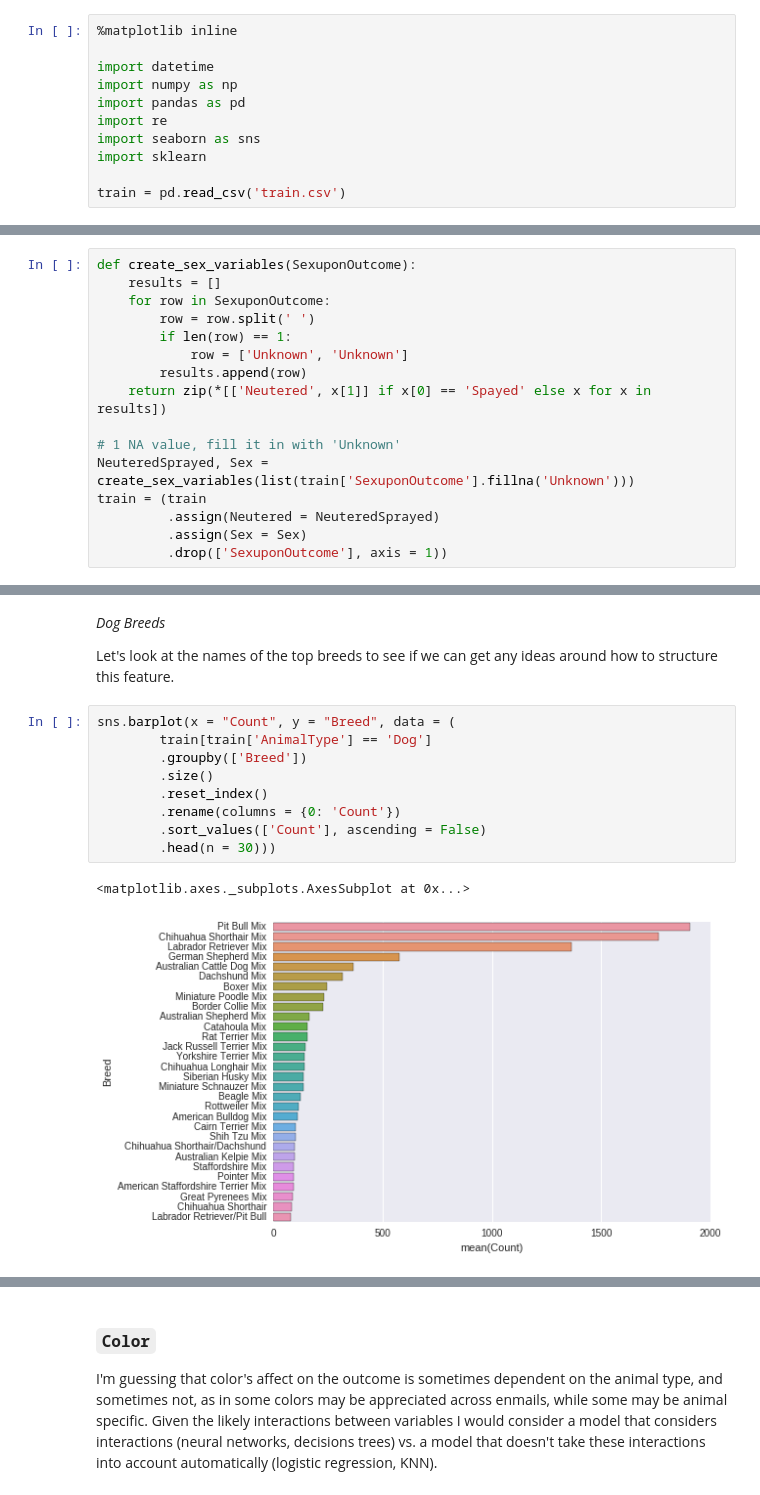
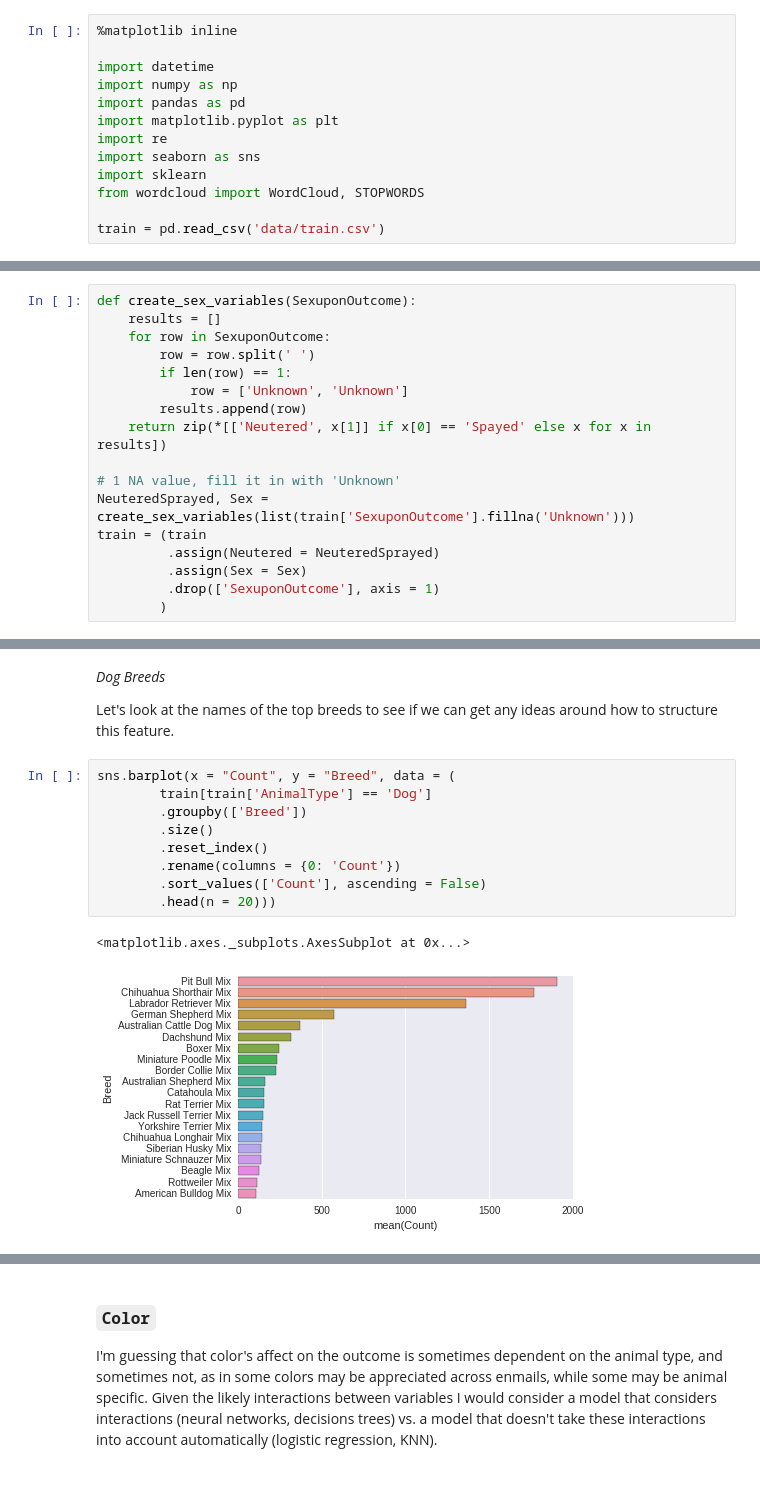
Before and after one commit to jakesherman/shelter-animals-kaggle, a Jupyter notebook: 1-exploring.ipynb, the cells around one changed output, grey strips where cells are left out. Drawn from its saved outputs; the diff is of its cells as text.

```diff
--- a/1-exploring.ipynb
+++ b/1-exploring.ipynb
@@ -20,11 +25,13 @@ Data cleaning / feature engineering overview:
 import datetime
 import numpy as np
 import pandas as pd
+import matplotlib.pyplot as plt
 import re
 import seaborn as sns
 import sklearn
+from wordcloud import WordCloud, STOPWORDS
 
-train = pd.read_csv('train.csv')
+train = pd.read_csv('data/train.csv')
 # %% [markdown]
 ## Overview
 
@@ -130,7 +136,8 @@ NeuteredSprayed, Sex = create_sex_variables(list(train['SexuponOutcome'].fillna(
 train = (train
          .assign(Neutered = NeuteredSprayed)
          .assign(Sex = Sex)
-         .drop(['SexuponOutcome'], axis = 1))
+         .drop(['SexuponOutcome'], axis = 1)
+        )
 # %%
 sns.countplot(x = "Neutered", data = train)
 # %% [output]
@@ -254,12 +268,12 @@ Let's look at the names of the top breeds to see if we can get any ideas around
 # %%
 sns.barplot(x = "Count", y = "Breed", data = (
         train[train['AnimalType'] == 'Dog']
         .groupby(['Breed'])
         .size()
         .reset_index()
         .rename(columns = {0: 'Count'})
         .sort_values(['Count'], ascending = False)
-        .head(n = 30)))
+        .head(n = 20)))
 # %% [output]
 <matplotlib.axes._subplots.AxesSubplot at 0x...>
-[figure, old version]
+[figure, new version]
```
Also changed, not shown: parts of 22 cells of this notebook, 1 other file.
